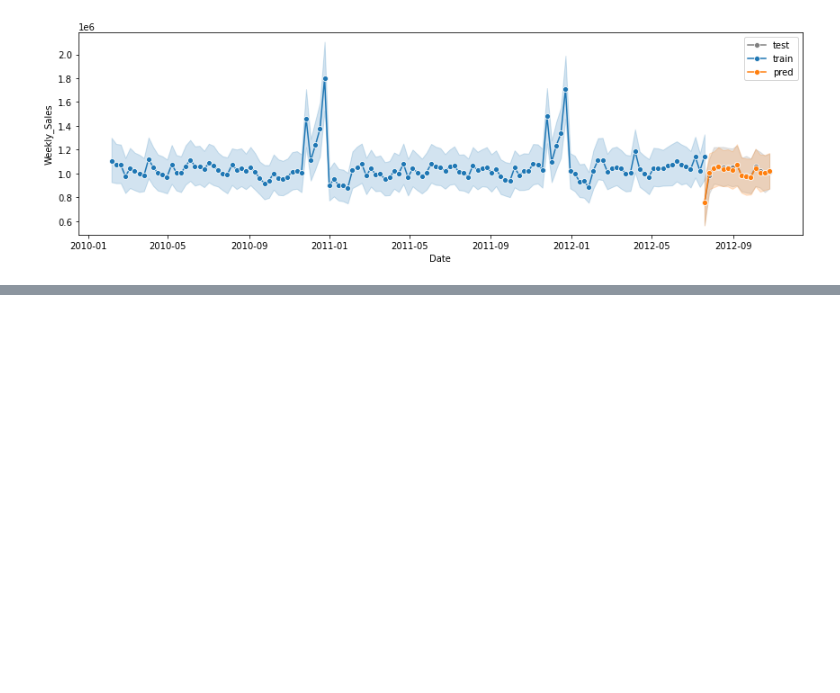
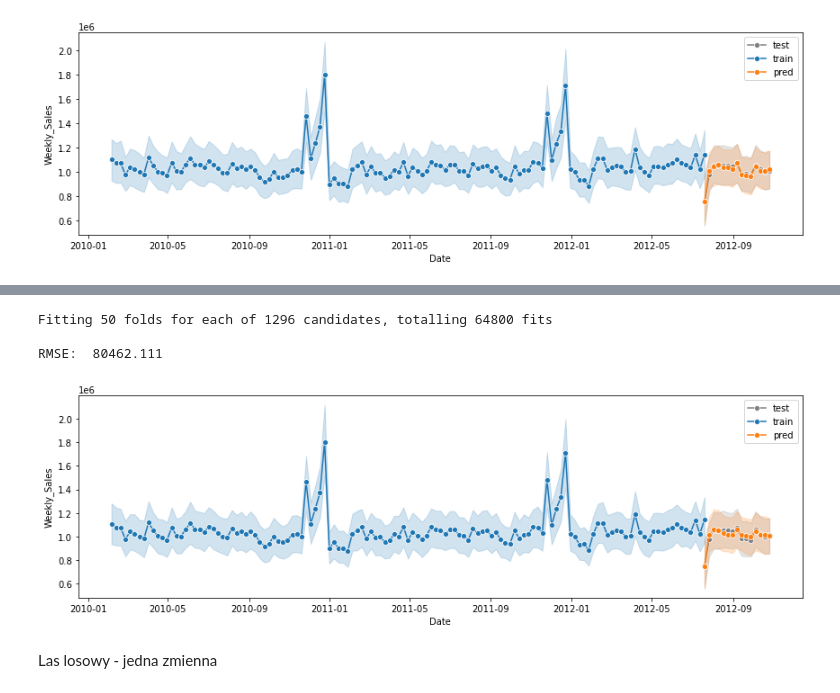
Before and after one commit to nataliastas/Time_series_forecasting, a Jupyter notebook: POF_praca_magosterska.ipynb, the cells around one changed output, grey strips where cells are left out. Cells and saved outputs as stored; diff of their text form; code cells hidden in the pictures; blank space fills up the shorter version.

```diff
--- a/POF_praca_magosterska.ipynb
+++ b/POF_praca_magosterska.ipynb
@@ -599,0 +689,53 @@ plt.show()
+# %%
+numerical = X_train.select_dtypes('number').columns
+max_features = ['auto', 'sqrt']
+criterion = ['friedman_mse', 'absolute_error', 'poisson']
+splitter = ['best','random']
+max_depth = [int(z) for z in np.linspace(10, 110, num = 11)]
+max_depth.append(None)
+min_samples_split = [2, 5, 10]
+min_samples_leaf = [1, 2, 4]
+random_grid = {'criterion' : criterion,
+               'splitter' : splitter,
+               'max_features': max_features,
+               'max_depth': max_depth,
+               'min_samples_split': min_samples_split,
+               'min_samples_leaf': min_samples_leaf}
+grid_list = {"C": np.arange(2, 10, 2),
+             "gamma": np.arange(0.1, 1, 0.2)}
+numerical_pipe = Pipeline([
+    ('scaler', StandardScaler())
+])
+
+preprocessors = ColumnTransformer(transformers=[
+    ('num', numerical_pipe, numerical)
+])
+
+pipe = Pipeline([
+    ('preprocessors', preprocessors),
+    # ('select',SelectKBest(score_func=f_regression, k=4)),
+    ('tree_many_features',GridSearchCV(DecisionTreeRegressor(), param_grid = random_grid,
+        cv = 50, verbose=2, n_jobs = -1))])
+
+pipe.fit(X_train,Y_train)
+predictions = pipe.predict(X_test)
+rmse = float(format(np.sqrt(mean_squared_error(Y_test, predictions)), '.3f'))
+print("\nRMSE: ", rmse)
+# %% [output]
+Fitting 50 folds for each of 1296 candidates, totalling 64800 fits
+
+RMSE:  80462.111
+# %%
+f, ax = plt.subplots(nrows=1, ncols=1, figsize=(12, 4))
+sns.lineplot(x=data_train_ready_many_features.Date[train_len:len(data_train_ready_many_features)],
+              y=data_train_ready_many_features.Weekly_Sales[train_len:len(data_train_ready_many_features)],
+              marker='o', label='test', color='grey')
+sns.lineplot(x=data_train_ready_many_features.Date[:train_len], y=data_train_ready_many_features.Weekly_Sales[:train_len],
+             marker='o', label='train')
+sns.lineplot(x=data_train_ready_many_features.Date[train_len:len(data_train_ready_many_features)], y=predictions, marker='o', label='pred')
+plt.tight_layout()
+plt.show()
+# %% [output]
+[figure, added]
+# %% [markdown]
+Las losowy - jedna zmienna
```
Also changed, not shown: parts of 14 cells of this notebook.
